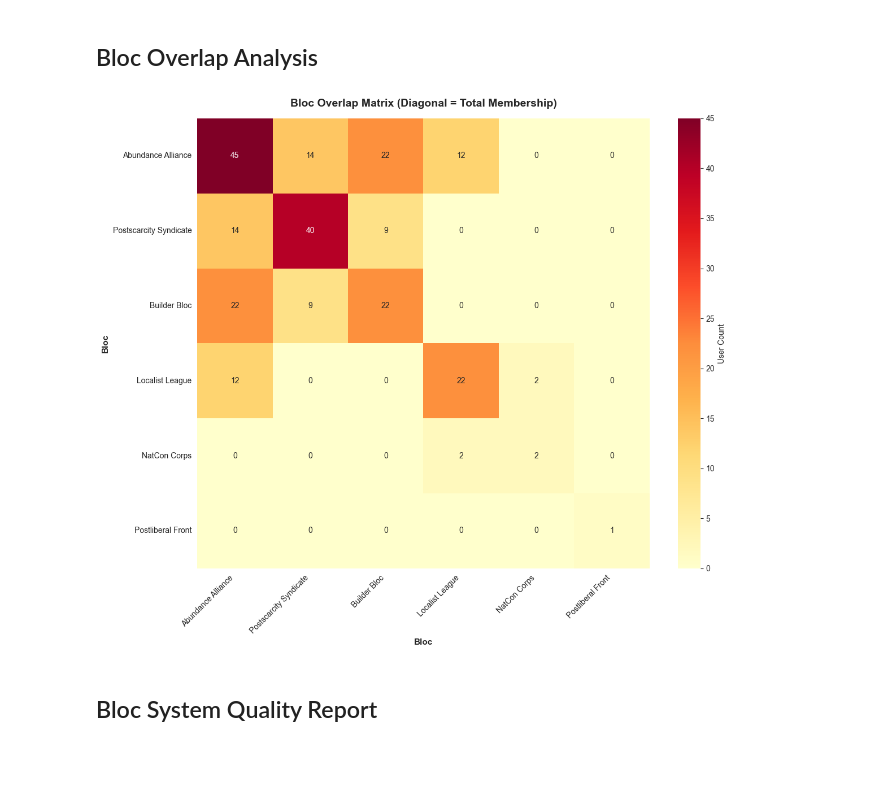
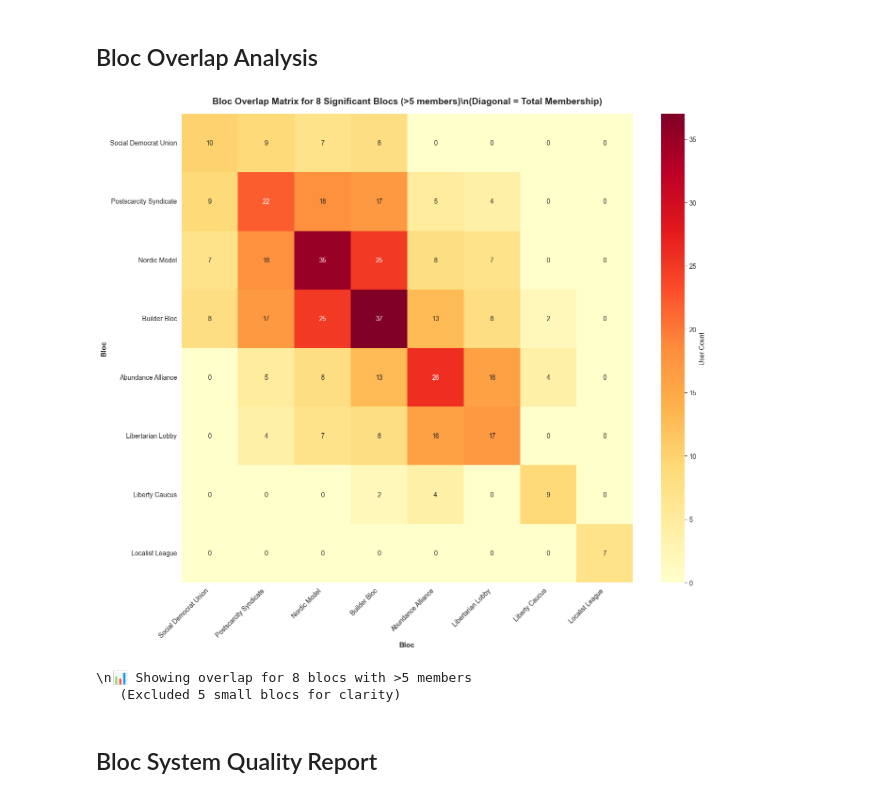
Before and after one commit to seanbhart/squares, a Jupyter notebook: analytics/bloc_exploration.ipynb, the cells around one changed output. Saved outputs shown, nothing was run; the diff lists cells and outputs as text; code cells hidden in the pictures; blank space fills up the shorter version.

Commit message:
updated bloc analysis with all 13 blocs

```diff
--- a/analytics/bloc_exploration.ipynb
+++ b/analytics/bloc_exploration.ipynb
@@ -346,12 +431,11 @@ if len(orphaned_with_near_miss) > 0:
     print(f"\n📋 Specific near-miss blocs for orphaned users:\n")
     for idx, row in orphaned_with_near_miss.iterrows():
         near_blocs = []
-        if row['post_scarcity_near']: near_blocs.append('Post-Scarcity')
-        if row['builder_near']: near_blocs.append('Builder')
-        if row['abundance_near']: near_blocs.append('Abundance')
-        if row['localist_near']: near_blocs.append('Localist')
-        if row['natcon_near']: near_blocs.append('NatCon')
-        if row['postlib_near']: near_blocs.append('Postliberal')
+        for bloc_id in bloc_ids:
+            near_miss_col = f'{bloc_id}_near'
+            if row[near_miss_col]:
+                bloc_name = BLOC_NAMES.get(bloc_id, bloc_id)
+                near_blocs.append(bloc_name)
 
         if near_blocs:
             print(f"   • {row['username']}: {', '.join(near_blocs)}")
@@ -373,8 +457,9 @@ ax.set_ylabel('Number of Users', fontsize=11, fontweight='bold')
 ax.set_title('Orphaned User Categories', fontsize=12, fontweight='bold')
 for bar in bars:
     height = bar.get_height()
-    ax.text(bar.get_x() + bar.get_width()/2., height, f'{int(height)}',
-           ha='center', va='bottom', fontsize=12, fontweight='bold')
+    if height > 0:
+        ax.text(bar.get_x() + bar.get_width()/2., height, f'{int(height)}',
+               ha='center', va='bottom', fontsize=12, fontweight='bold')
 
 plt.tight_layout()
 plt.show()
@@ -533,30 +638,46 @@ Rights          Avg: 2.14
 # %% [markdown]
 ## Bloc Overlap Analysis
 # %%
-# Create overlap matrix
-overlap_matrix = pd.DataFrame(index=bloc_df['Bloc'], columns=bloc_df['Bloc'], dtype=int)
+# Create overlap matrix for blocs with significant membership (>5 members)
+significant_blocs = bloc_df[bloc_df['Count'] > 5]['Bloc'].tolist()
+sig_bloc_ids = [bid for bid in bloc_ids if BLOC_NAMES.get(bid, bid) in significant_blocs]
 
-for bloc1_id, bloc1_name in BLOC_NAMES.items():
-    for bloc2_id, bloc2_name in BLOC_NAMES.items():
-        if bloc1_name == bloc2_name:
-            overlap_matrix.loc[bloc1_name, bloc2_name] = df[bloc1_id].sum()
-        else:
-            overlap_matrix.loc[bloc1_name, bloc2_name] = (df[bloc1_id] & df[bloc2_id]).sum()
+if len(sig_bloc_ids) > 0:
+    overlap_matrix = pd.DataFrame(index=[BLOC_NAMES[bid] for bid in sig_bloc_ids],
+                                  columns=[BLOC_NAMES[bid] for bid in sig_bloc_ids],
+                                  dtype=int)
 
-overlap_matrix = overlap_matrix.astype(int)
+    for bloc1_id in sig_bloc_ids:
+        bloc1_name = BLOC_NAMES[bloc1_id]
+        for bloc2_id in sig_bloc_ids:
+            bloc2_name = BLOC_NAMES[bloc2_id]
+            if bloc1_name == bloc2_name:
+                overlap_matrix.loc[bloc1_name, bloc2_name] = df[bloc1_id].sum()
+            else:
+                overlap_matrix.loc[bloc1_name, bloc2_name] = (df[bloc1_id] & df[bloc2_id]).sum()
 
-# Heatmap
-plt.figure(figsize=(12, 10))
-sns.heatmap(overlap_matrix, annot=True, fmt='d', cmap='YlOrRd', cbar_kws={'label': 'User Count'})
-plt.title('Bloc Overlap Matrix (Diagonal = Total Membership)', fontsize=14, fontweight='bold', pad=15)
-plt.xlabel('Bloc', fontsize=11, fontweight='bold')
-plt.ylabel('Bloc', fontsize=11, fontweight='bold')
-plt.xticks(rotation=45, ha='right')
-plt.yticks(rotation=0)
-plt.tight_layout()
-plt.show()
+    overlap_matrix = overlap_matrix.astype(int)
+
+    # Heatmap
+    plt.figure(figsize=(14, 12))
+    sns.heatmap(overlap_matrix, annot=True, fmt='d', cmap='YlOrRd', cbar_kws={'label': 'User Count'})
+    plt.title(f'Bloc Overlap Matrix for {len(sig_bloc_ids)} Significant Blocs (>5 members)\\n(Diagonal = Total Membership)',
+              fontsize=14, fontweight='bold', pad=15)
+    plt.xlabel('Bloc', fontsize=11, fontweight='bold')
+    plt.ylabel('Bloc', fontsize=11, fontweight='bold')
+    plt.xticks(rotation=45, ha='right')
+    plt.yticks(rotation=0)
+    plt.tight_layout()
+    plt.show()
+
+    print(f"\\n📊 Showing overlap for {len(sig_bloc_ids)} blocs with >5 members")
+    print(f"   (Excluded {len(bloc_ids) - len(sig_bloc_ids)} small blocs for clarity)")
+else:
+    print("No blocs with sufficient membership for overlap analysis")
 # %% [output]
-[figure, old version]
+[figure, new version]
+\n📊 Showing overlap for 8 blocs with >5 members
+   (Excluded 5 small blocs for clarity)
 # %% [markdown]
 ## Bloc System Quality Report
 # %%
```
Also changed, not shown: parts of 20 cells of this notebook, 2 other files.
